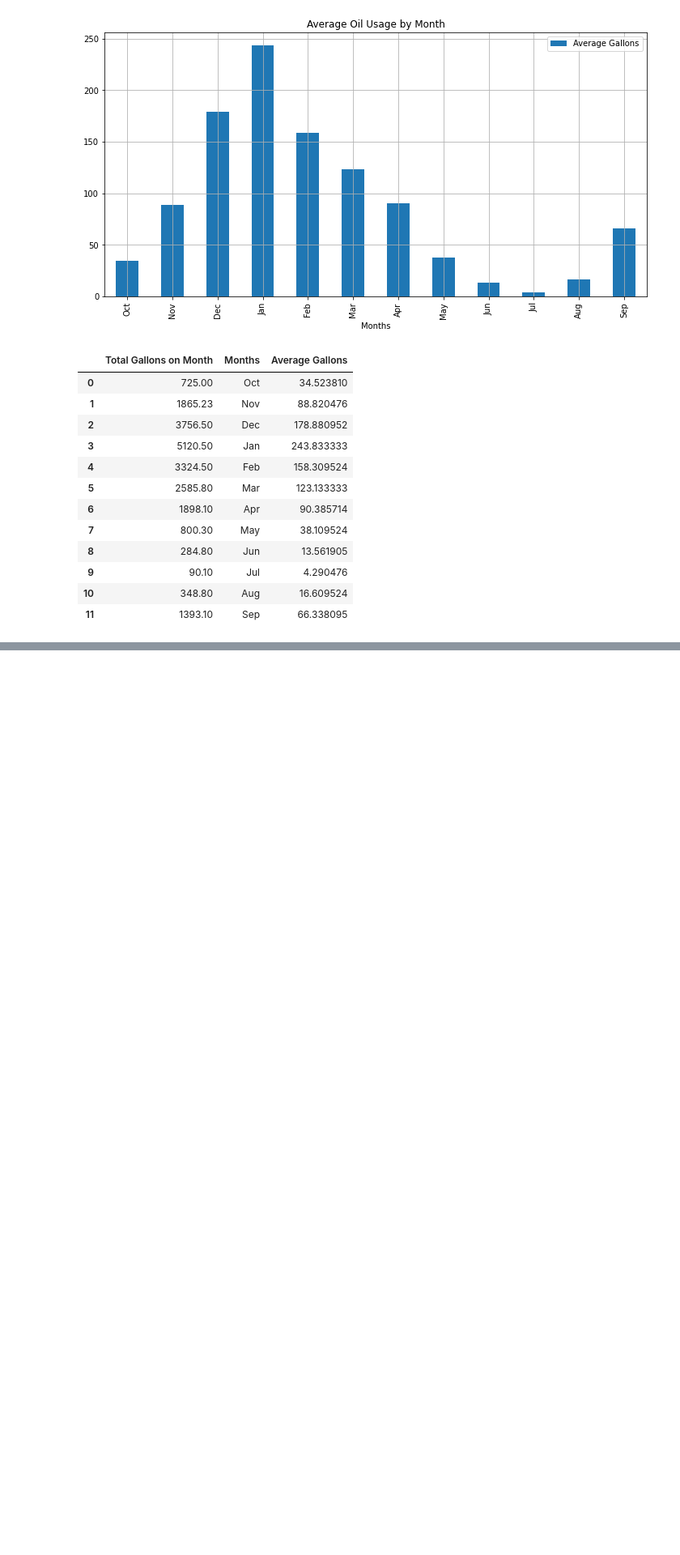
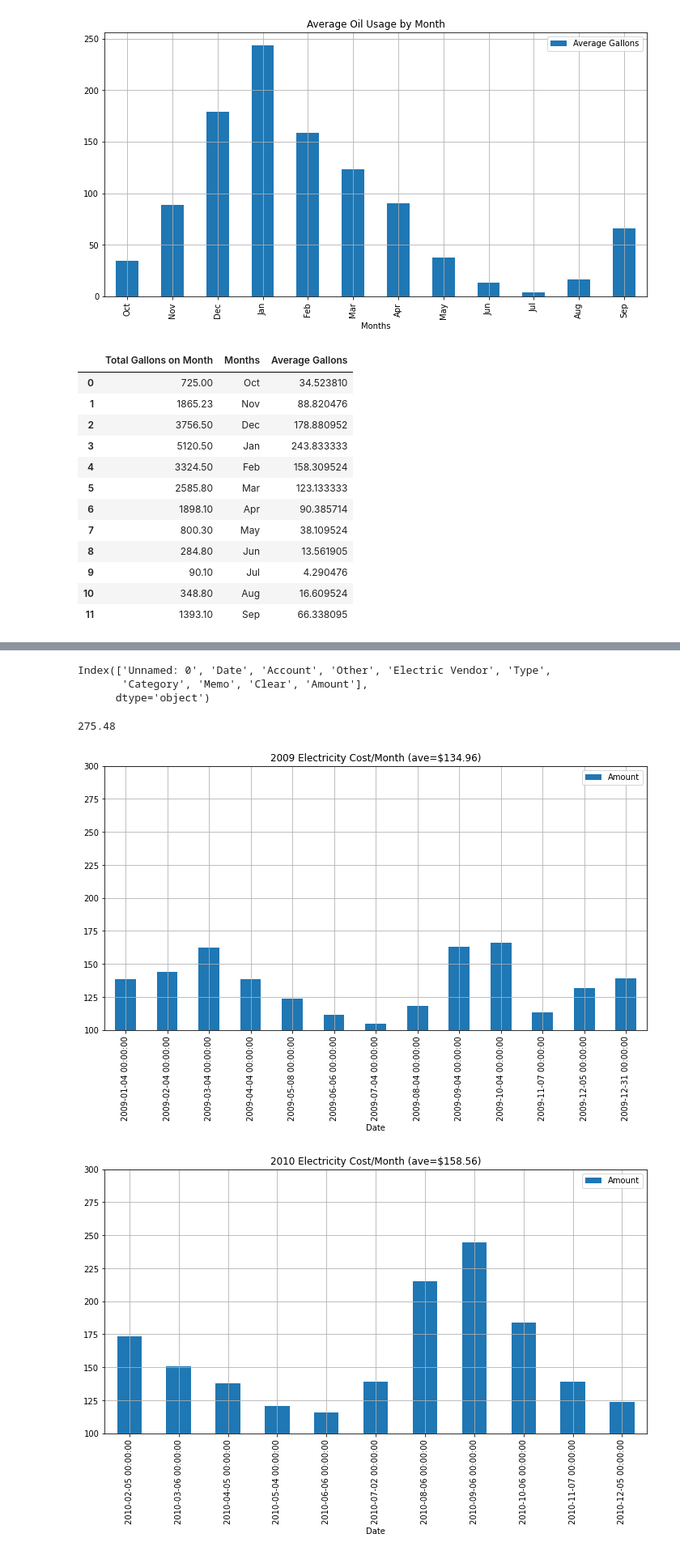
Before and after one commit to dperique/pandas_examples, a Jupyter notebook: home-oil2.ipynb, the cells around one changed output, grey strips where cells are left out. Shown: that part at 81% size. Saved outputs shown, nothing was run; the diff lists cells and outputs as text; code cells hidden in the pictures; blank space fills up the shorter version.

Commit message:
Play with charts for electric bills that go with oil consumption

```diff
--- a/home-oil2.ipynb
+++ b/home-oil2.ipynb
@@ -146,3 +146,8 @@ per_month
 | 9 | 90.10 | Jul | 4.290476 |
 | 10 | 348.80 | Aug | 16.609524 |
 | 11 | 1393.10 | Sep | 66.338095 |
+# %%
+# Let's look at a sample of monthly electric bills that go with
+# the oil consumption from above.
+#
+er = pd.read_csv("dataset/electric.csv")
@@ -148,0 +170,28 @@ per_month
+# %%
+er.columns
+# %% [output]
+Index(['Unnamed: 0', 'Date', 'Account', 'Other', 'Electric Vendor', 'Type',
+       'Category', 'Memo', 'Clear', 'Amount'],
+      dtype='object')
+# %%
+# We just want the dates and the amount spent on electricity.
+#
+electric = er[['Date', 'Amount']]
+
+# Convert date string to actual date so we can do queries
+# based on time.
+#
+electric.Date = pd.to_datetime(electric.Date)
+electric.Amount = electric.Amount.abs()
+electric.Amount.max()
+# %% [output]
+275.48
+# %%
+year = 2014
+for year in range(2009, 2021, 1):
+  el = electric [(electric.Date >= f'{year}/01/01') & (electric.Date <= f'{year}/12/31')]
+  ave = el.Amount.mean()
+  el.plot(kind='bar', x='Date', figsize=(12,6), title=f'{year} Electricity Cost/Month (ave=${ave:.2f})', grid=True, ylim=(100,300))
+# %% [output]
+[figure, added]
+[figure, added]
```
Also changed, not shown: parts of 2 cells of this notebook, 1 other file.
